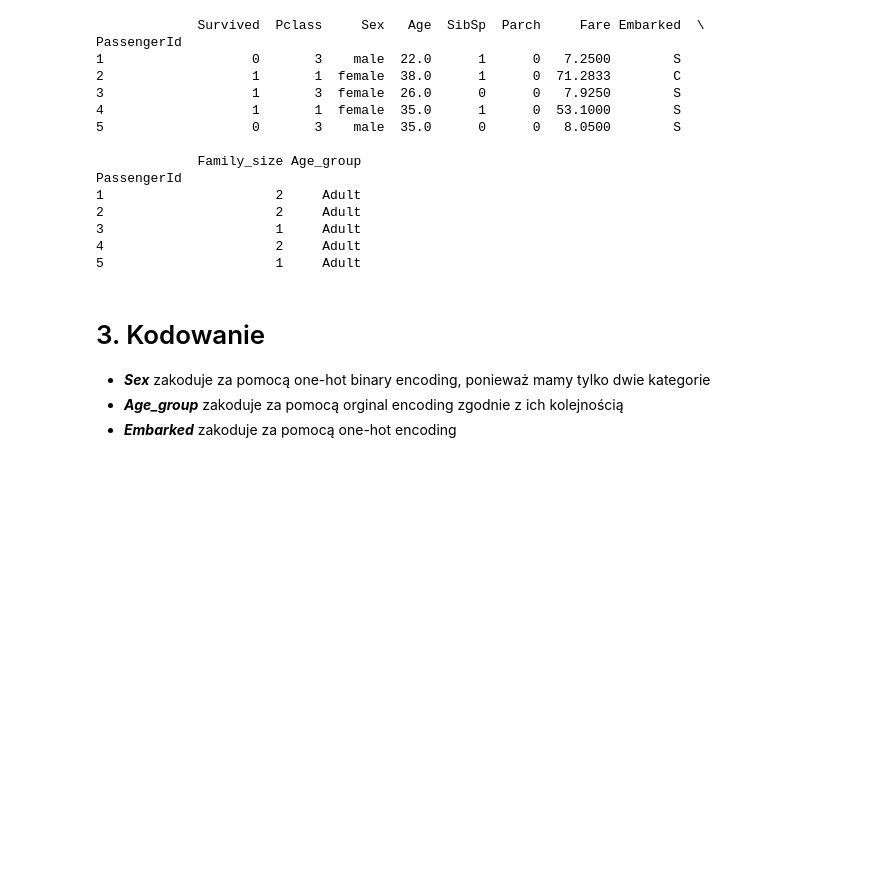
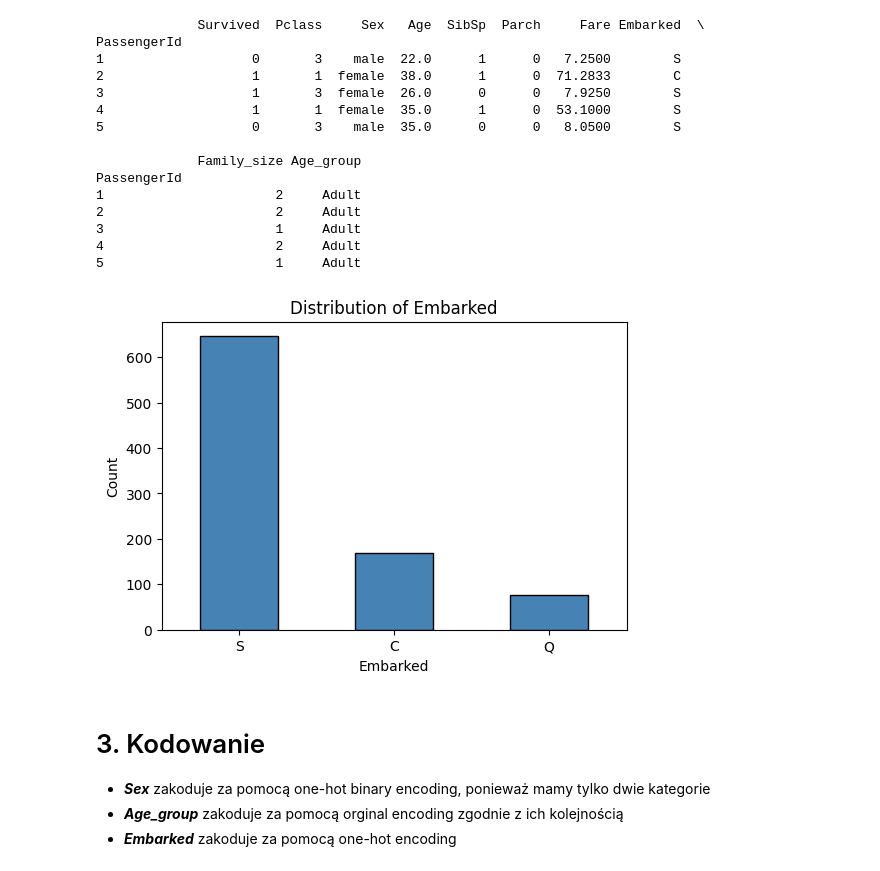
Before and after one commit to Solvro/ml-wakacyjne-wyzwanie-2026, a Jupyter notebook: 01_przetwarzanie_wizualizacja_danych/EDA_zadanie.ipynb, the cells around one changed output. Saved outputs shown, nothing was run; the diff lists cells and outputs as text; code cells hidden in the pictures; blank space fills up the shorter version.

```diff
--- a/01_przetwarzanie_wizualizacja_danych/EDA_zadanie.ipynb
+++ b/01_przetwarzanie_wizualizacja_danych/EDA_zadanie.ipynb
@@ -262,6 +321,10 @@ PassengerId
 3                      1     Adult
 4                      2     Adult
 5                      1     Adult
+# %%
+plot_categorical_column(titanic_df, 'Embarked')
+# %% [output]
+[figure, added]
 # %% [markdown]
 # 3. Kodowanie
 
```
Also changed, not shown: parts of 23 cells of this notebook.
